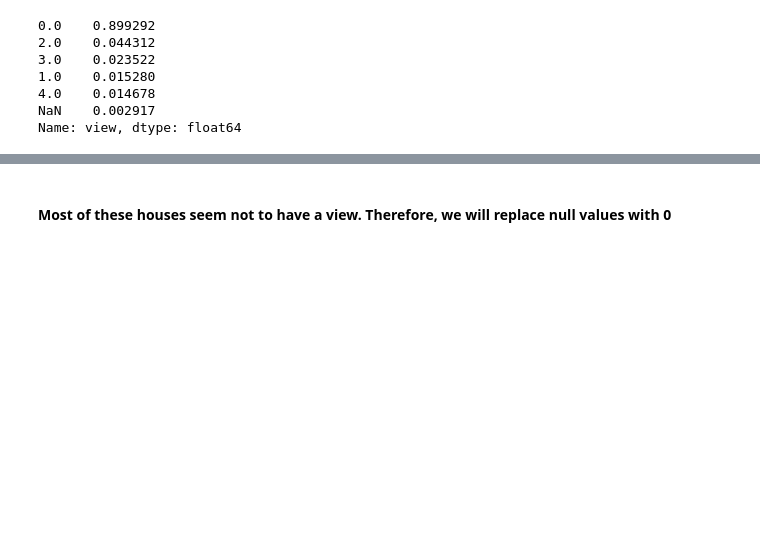
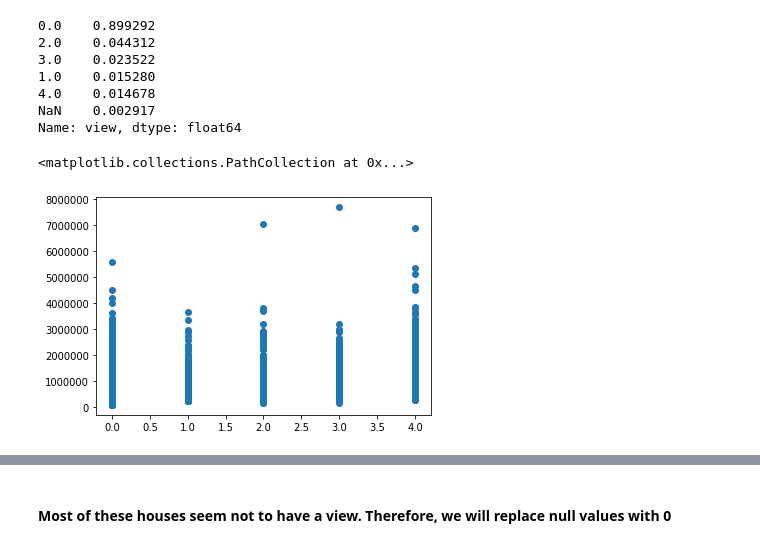
Before and after one commit to jhusney1/dsc-mod-2-project-v2-1-onl01-dtsc-ft-070620, a Jupyter notebook: student.ipynb, the cells around one changed output, grey strips where cells are left out. Drawn from its saved outputs; the diff is of its cells as text; code cells hidden in the pictures; blank space fills up the shorter version.

```diff
--- a/student.ipynb
+++ b/student.ipynb
@@ -173,3 +176,9 @@ kings_df['view'].value_counts(normalize=True, dropna=False)
 4.0    0.014678
 NaN    0.002917
 Name: view, dtype: float64
+# %%
+fig, ax = plt.subplots()
+ax.scatter(kings_df['view'], kings_df['price'])
+# %% [output]
+<matplotlib.collections.PathCollection at 0x...>
+[figure, added]
```
Also changed, not shown: parts of 14 cells of this notebook.
